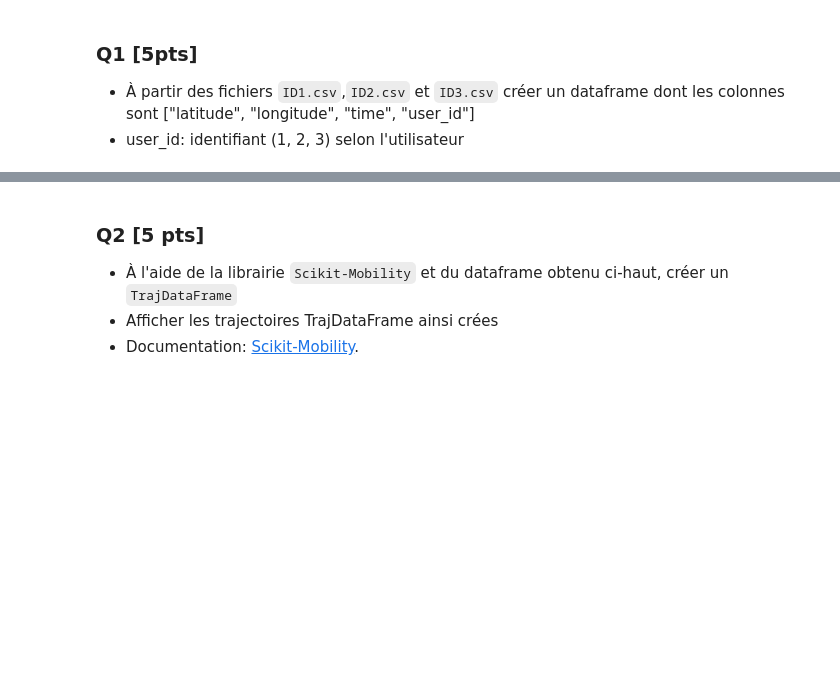
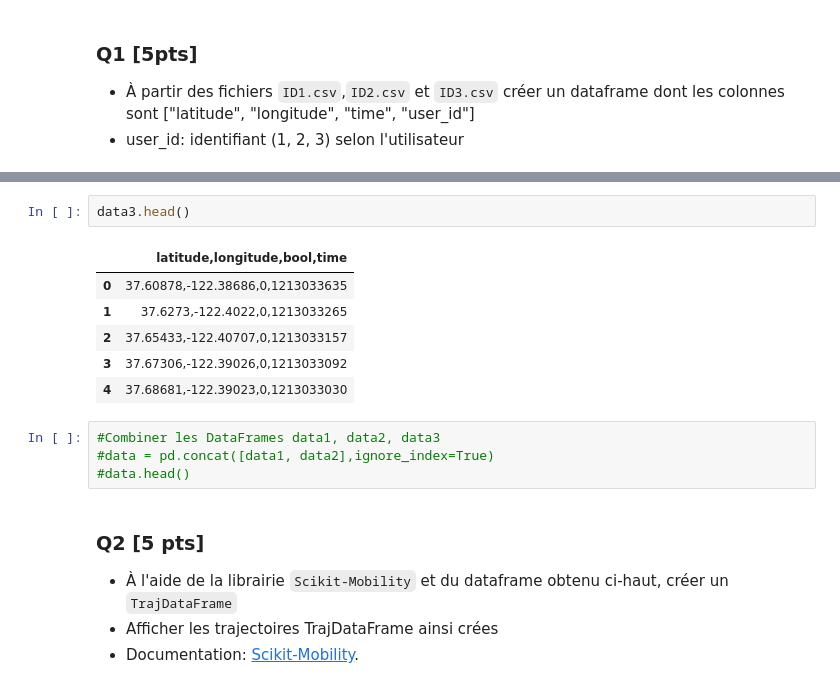
Before and after one commit to Sohdjeukeu/Laboratoir3_Groupe_G, a Jupyter notebook: labo3-enonce.ipynb, the cells around one changed output, grey strips where cells are left out. Drawn from its saved outputs; the diff is of its cells as text; blank space fills up the shorter version.

```diff
--- a/labo3-enonce.ipynb
+++ b/labo3-enonce.ipynb
@@ -119,3 +143,16 @@ Vous devez pour cette partie, lire et afficher ces traces de mobilités.
+# %%
+data3.head()
+# %% [output]
+|  | latitude,longitude,bool,time |
+| 0 | 37.60878,-122.38686,0,1213033635 |
+| 1 | 37.6273,-122.4022,0,1213033265 |
+| 2 | 37.65433,-122.40707,0,1213033157 |
+| 3 | 37.67306,-122.39026,0,1213033092 |
+| 4 | 37.68681,-122.39023,0,1213033030 |
+# %%
+#Combiner les DataFrames data1, data2, data3
+#data = pd.concat([data1, data2],ignore_index=True)
+#data.head()
 # %% [markdown]
 ### Q2 [5 pts]
 
```
Also changed, not shown: parts of 5 cells of this notebook.
